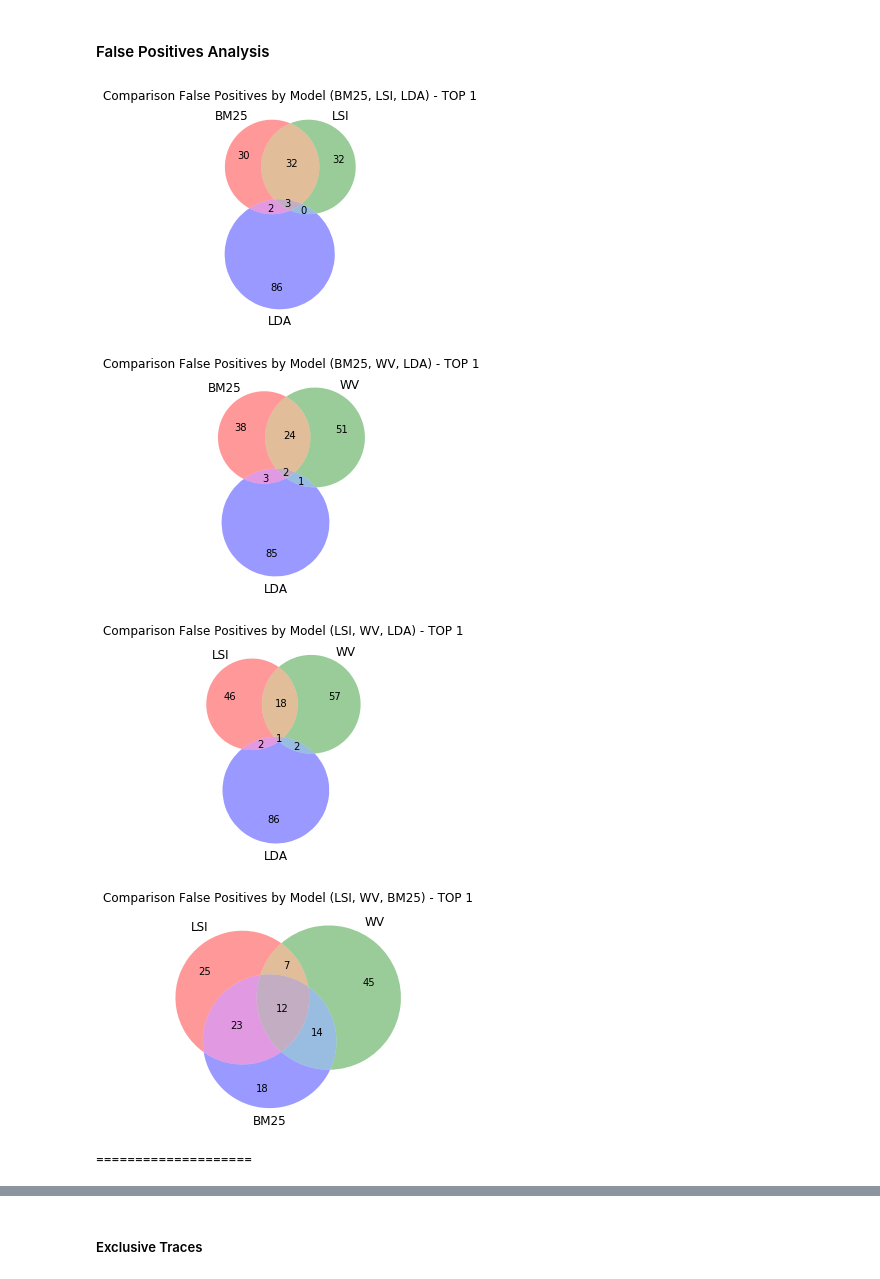
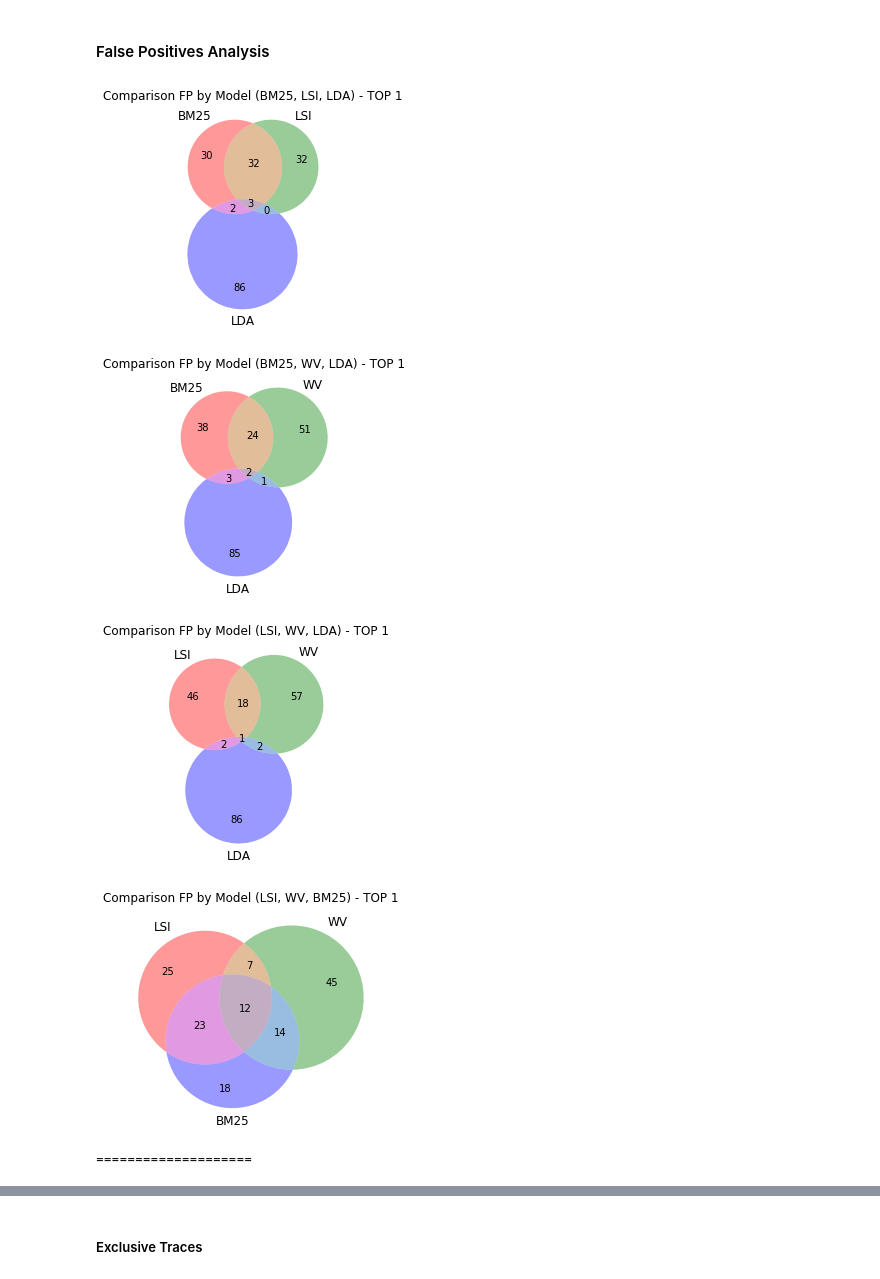
Before and after one commit to Pointpt/trace-link-recovery-study, a Jupyter notebook: notebooks/firefox_p2/feat_br_tracing/feat_br_runner.ipynb, the cells around one changed output, grey strips where cells are left out. Cells and saved outputs as stored; diff of their text form; code cells hidden in the pictures.

```diff
--- a/notebooks/firefox_p2/feat_br_tracing/feat_br_runner.ipynb
+++ b/notebooks/firefox_p2/feat_br_tracing/feat_br_runner.ipynb
@@ -256,13 +268,13 @@ len(wv_exc_set): 0
 # %%
 bm25_fp_set_t1, lsi_fp_set_t1, lda_fp_set_t1, wv_fp_set_t1 = aux_functions.get_traces_set(retrieved_traces_df, 1, 'FP')
 bm25_fp_set_t5, lsi_fp_set_t5, lda_fp_set_t5, wv_fp_set_t5 = aux_functions.get_traces_set(retrieved_traces_df, 5, 'FP')
 
-aux_functions.plot_venn_diagrams(1, bm25_fp_set_t1, lsi_fp_set_t1, lda_fp_set_t1, wv_fp_set_t1, 'False Positives')
+aux_functions.plot_venn_diagrams(1, bm25_fp_set_t1, lsi_fp_set_t1, lda_fp_set_t1, wv_fp_set_t1, 'FP')
 print('====================')
-aux_functions.plot_venn_diagrams(5, bm25_fp_set_t5, lsi_fp_set_t5, lda_fp_set_t5, wv_fp_set_t5, 'False Positives')
+aux_functions.plot_venn_diagrams(5, bm25_fp_set_t5, lsi_fp_set_t5, lda_fp_set_t5, wv_fp_set_t5, 'FP')
 # %% [output]
-[figure, old version]
+[figure, new version]
-[figure, old version]
+[figure, new version]
-[figure, old version]
+[figure, new version]
-[figure, old version]
+[figure, new version]
 ====================
```
Also changed, not shown: parts of 6 cells of this notebook.
